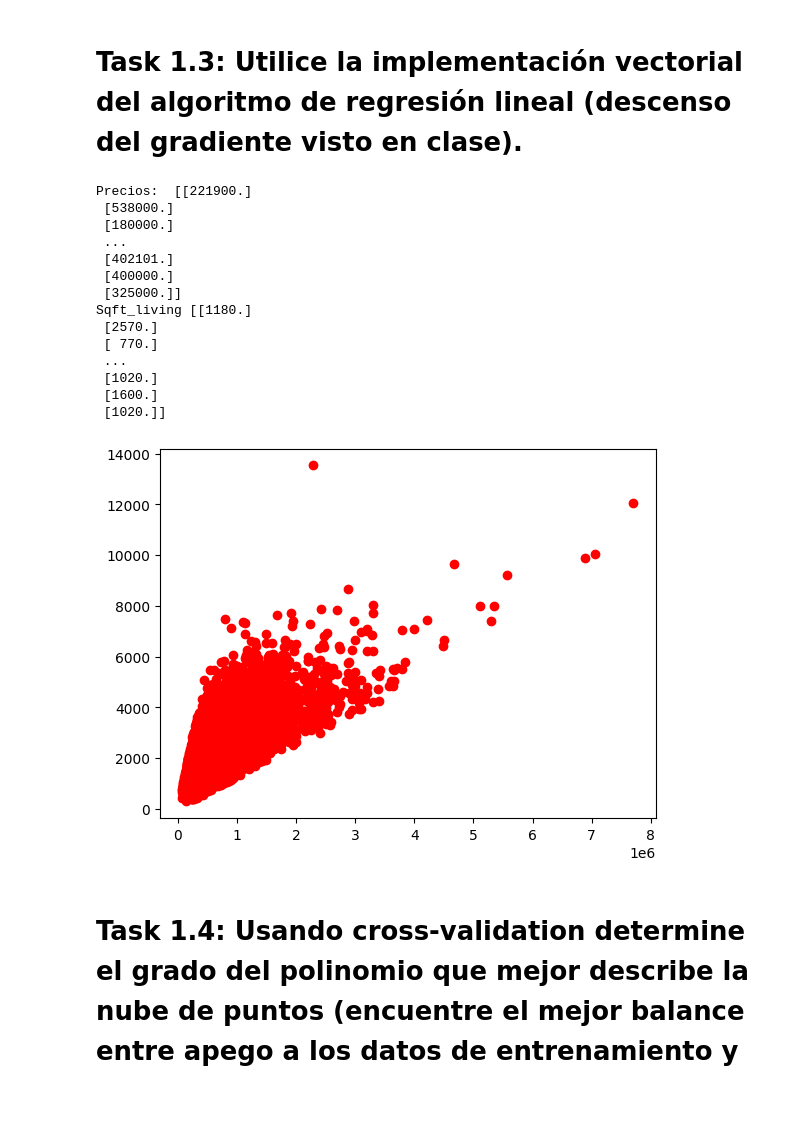
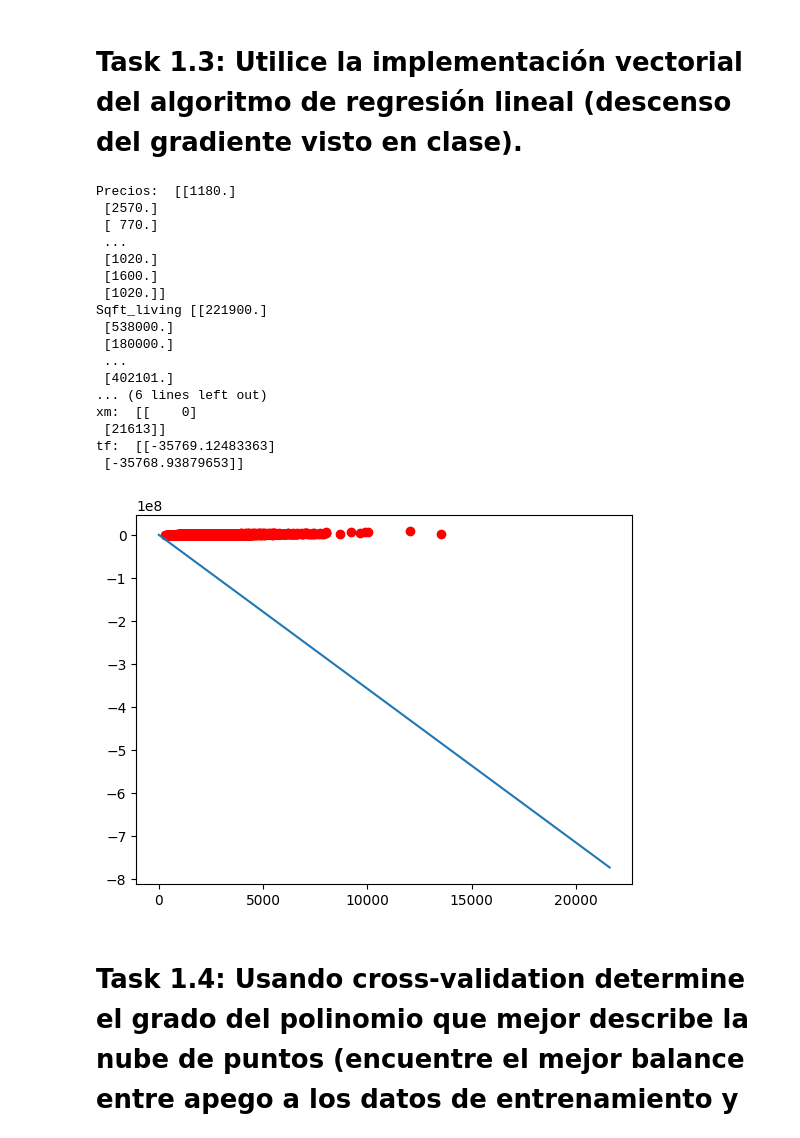
Before and after one commit to Javier19-cmd/HT3-IA, a Jupyter notebook: Lab3.ipynb, the cells around one changed output. Saved outputs shown, nothing was run; the diff lists cells and outputs as text; code cells hidden in the pictures; blank space fills up the shorter version.

```diff
--- a/Lab3.ipynb
+++ b/Lab3.ipynb
@@ -148,30 +148,30 @@ import linregv as l
 # Manipulando los datos.
 
 # Precios.
-X = data[:,2]
+X = data[:,5]
 
 # Sqft_living.
-y = data[:,5]
+y = data[:,2]
 
 # Quitando los NaN de X y y.
 X = X[~np.isnan(X)]
 y = y[~np.isnan(y)]
 
 # Haciendo un reshape a X y y.
-X = X.reshape((len(X), 1))
-y = y.reshape((len(y), 1))
+X = X.reshape((-1, 1))
+y = y.reshape((-1, 1))
 
 print("Precios: ", X)
 print("Sqft_living", y)
 
-# Calculando Xr.
-Xr = np.hstack((
-    np.ones((len(X), 1)),
-    X.reshape((len(X), 1))
-))
+# # Calculando Xr.
+# Xr = np.hstack((
+#     np.ones((len(X), 1)),
+#     X
+# ))
 
-# Haciendo reshape a Xr.
-Xr = Xr.reshape((len(Xr), 2))
+# Agregando una columna de unos para hacer un bias en los cálculos.
+Xr = np.hstack((np.ones_like(X), X))
 
 # Calculando el theta inicial.
 to = np.random.rand(Xr.shape[1], 1) # Theta inicial.
@@ -182,45 +182,54 @@ to = to[~np.isnan(to)]
 to = to.reshape((len(to), 1))
 
 # Calculando el costo y el gradiente.
 tf, costs = l.linear_regressionv(
     Xr,
     y.reshape((len(y), 1)),
     to,
     q.cost,
     q.grad,
-    a=0.05,
-    n=100
+    a=0.00000001,
+    n=50
 )
 
 xm = np.array([[0], [len(X)]])
 xmr = np.hstack((
     np.ones((2, 1)),
     xm
 ))
 
 
 ym = xmr @ tf # Pendiente de la recta a utilizar.
 
+
+print("ym: ", ym)
+print("xmr: ", xmr)
+print("xm: ", xm)
+print("tf: ", tf)
+
 # Graficando los resultados.
-plt.plot(Xr[:, 1], y, "ro")
+plt.plot(X, y, "ro")
 plt.plot(xm, ym)
 plt.show()
 # %% [output]
-Precios:  [[221900.]
- [538000.]
- [180000.]
- ...
- [402101.]
- [400000.]
- [325000.]]
-Sqft_living [[1180.]
+Precios:  [[1180.]
  [2570.]
  [ 770.]
  ...
  [1020.]
  [1600.]
  [1020.]]
+Sqft_living [[221900.]
+ [538000.]
+ [180000.]
+ ...
+ [402101.]
+... (6 lines left out)
+xm:  [[    0]
+ [21613]]
+tf:  [[-35769.12483363]
+ [-35768.93879653]]
-[figure, old version]
+[figure, new version]
 # %% [markdown]
 # Task 1.4: Usando cross-validation determine el grado del polinomio que mejor describe la nube de puntos (encuentre el mejor balance entre apego a los datos de entrenamiento y generalización para datos previamente no observados).
 # %%
```
Also changed, not shown: parts of 2 cells of this notebook.
